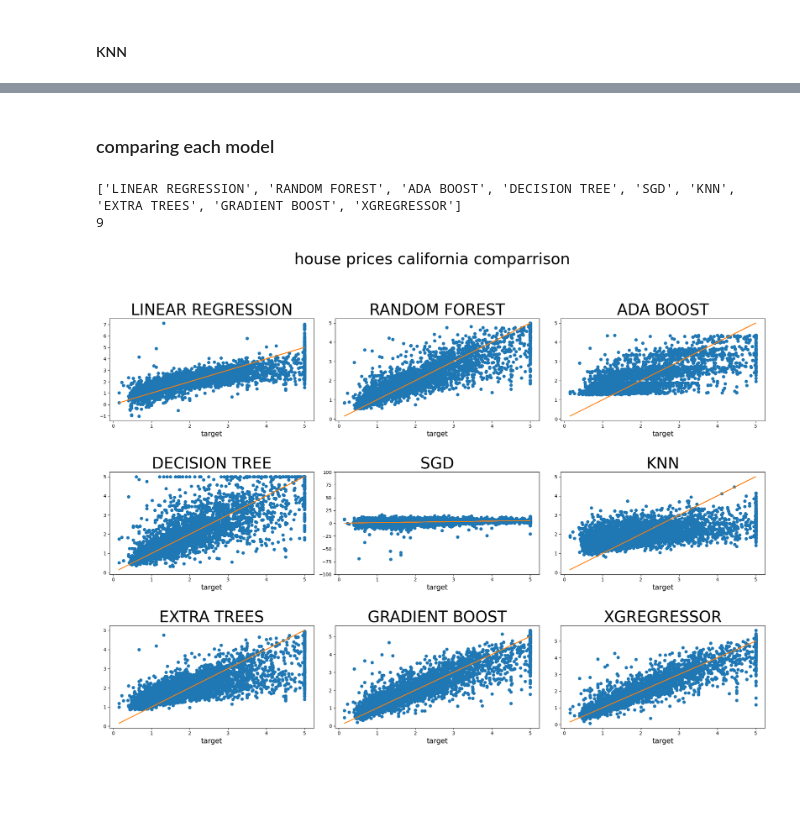
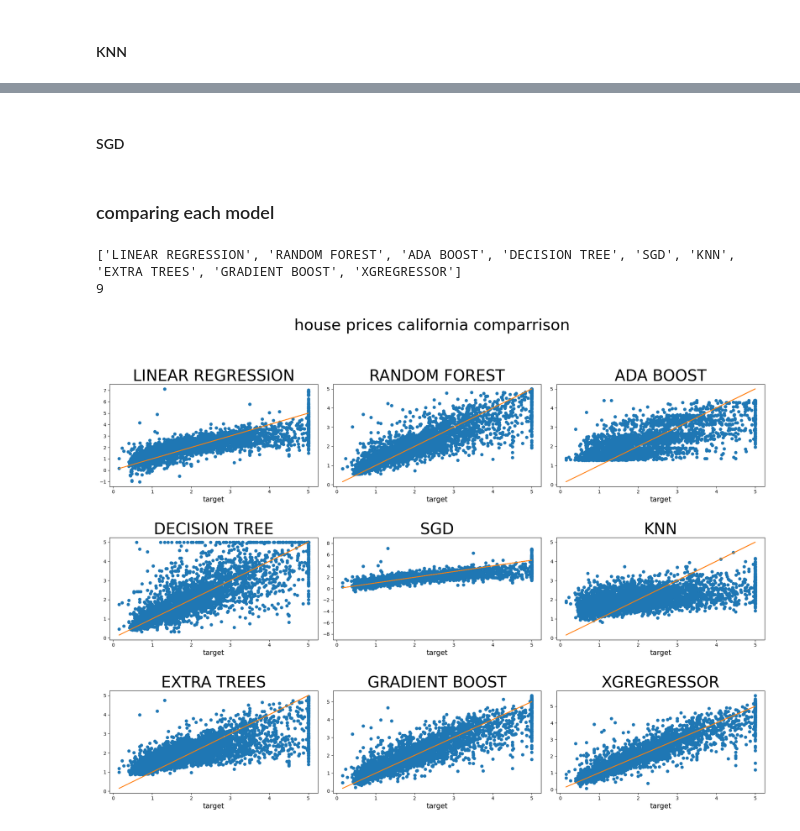
Before and after one commit to leofrio/california-house-pricing-model-comparrison-leo, a Jupyter notebook: californiapricing.ipynb, the cells around one changed output, grey strips where cells are left out. Cells and saved outputs as stored; diff of their text form; code cells hidden in the pictures; blank space fills up the shorter version.

```diff
--- a/californiapricing.ipynb
+++ b/californiapricing.ipynb
@@ -391,7 +391,7 @@ def getModels():
     "RANDOM FOREST":RandomForestRegressor(max_depth=9,min_samples_leaf=4,min_samples_split=8,n_estimators=200),
     "ADA BOOST":AdaBoostRegressor(learning_rate= 0.1, loss= 'exponential', n_estimators= 50),
     "DECISION TREE":DecisionTreeRegressor(),
-    "SGD":make_pipeline(StandardScaler(),SGDRegressor(max_iter=1000, tol=1e-3)),
+    "SGD":make_pipeline(StandardScaler(),SGDRegressor(alpha= 0.01,eta0= 0.1,learning_rate= 'optimal',loss= 'epsilon_insensitive',max_iter= 100,penalty= 'l1',tol= 0.01)),
     "KNN":KNeighborsRegressor(algorithm= 'ball_tree', leaf_size= 30, n_neighbors= 10, p= 1, weights= 'distance'),
     "EXTRA TREES":ExtraTreesRegressor(random_state=0,max_depth=6),
     "GRADIENT BOOST":GradientBoostingRegressor(random_state=0) ,
@@ -587,0 +577,2 @@ started ving models
+# %% [markdown]
+#### SGD
@@ -607,35 +636,35 @@ predictionsList= []
 for i in predictions.keys():
     predictionsList.append(predictions[i])
 predictionsList=np.transpose(predictionsList)
 predictionsList=pd.DataFrame(predictionsList,columns=models.keys())
 
 #print(predictions)
 #predictions=np.transpose(pd.DataFrame(predictions))
 m_keys=list(models.keys())
 print(m_keys)
 print(len(m_keys))
 for i in range(dimX):
     for j in range(dimY) :
         oneDIndex=(i*dimX)+j
         ax[i,j].plot(y_test,predictions[m_keys[oneDIndex]],"o")
         ax[i,j].set_title(m_keys[oneDIndex],size=33)
         ax[i,j].set_xlabel("target",size=15)
         ax[i,j].set_xbound(lower=0,upper=10)
         if m_keys[oneDIndex] == 'SGD':
             ax[i,j].set_ybound(lower=0,upper=12)
-            ax[i,j].set_ylim(-100,100)
+            ax[i,j].set_ylim(-9,9)
         m,b=np.polyfit(y_test,y_test,deg=1)
         ax[i,j].plot(y_test,m*y_test+b)
         # centerish=ax[i,j].get_xbound()[1]/2
         # centerishY=ax[i,j].get_ybound()[1]/2
         # ax[i,j].text(x=centerish-13,y=-centerishY/2.5,s=("R2:%f" % float(auxdic[oneDIndex][1])),ma="center")
 fig.align_labels()
 fig.tight_layout()
 fig.subplots_adjust(top=0.85,hspace=0.5)
 # %% [output]
 ['LINEAR REGRESSION', 'RANDOM FOREST', 'ADA BOOST', 'DECISION TREE', 'SGD', 'KNN', 'EXTRA TREES', 'GRADIENT BOOST', 'XGREGRESSOR']
 9
-[figure, old version]
+[figure, new version]
 # %%
 # residuals = y_test - y_pred
 # plt.hist(residuals, bins=50)
```
Also changed, not shown: parts of 4 cells of this notebook, 1 other file.
